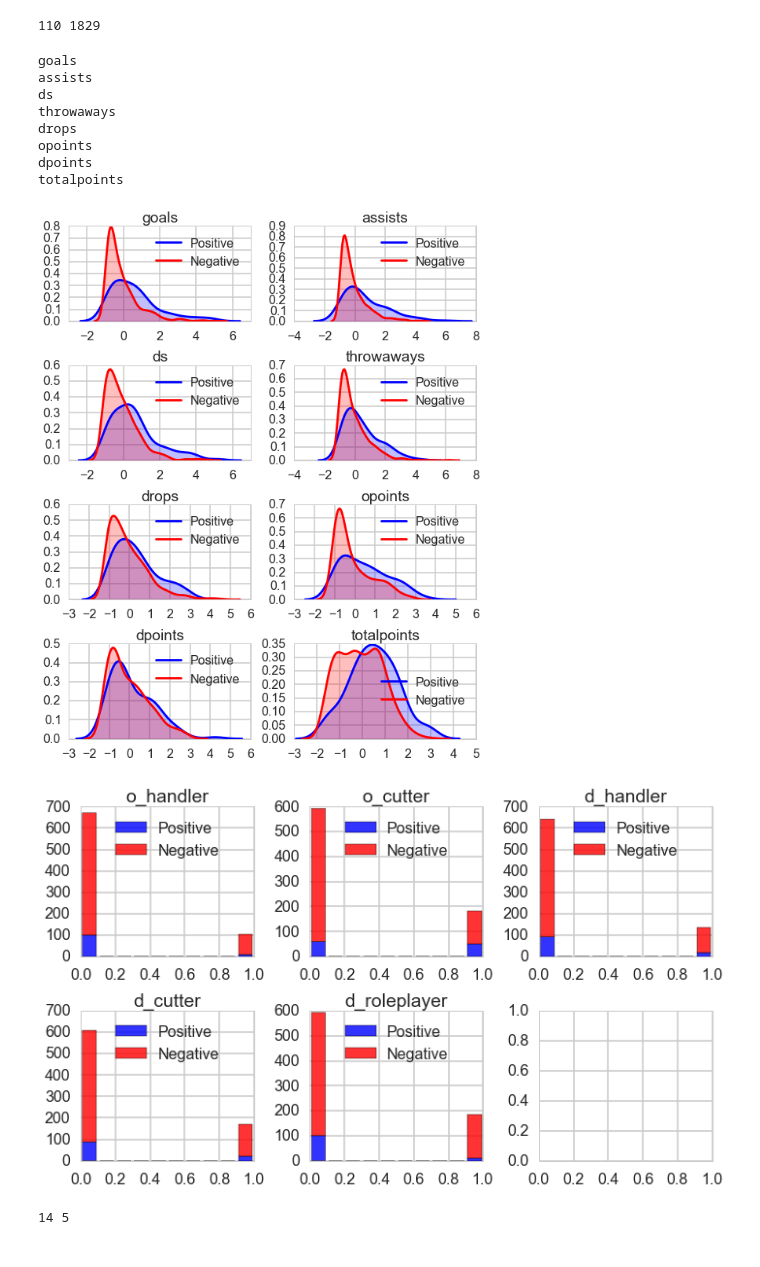
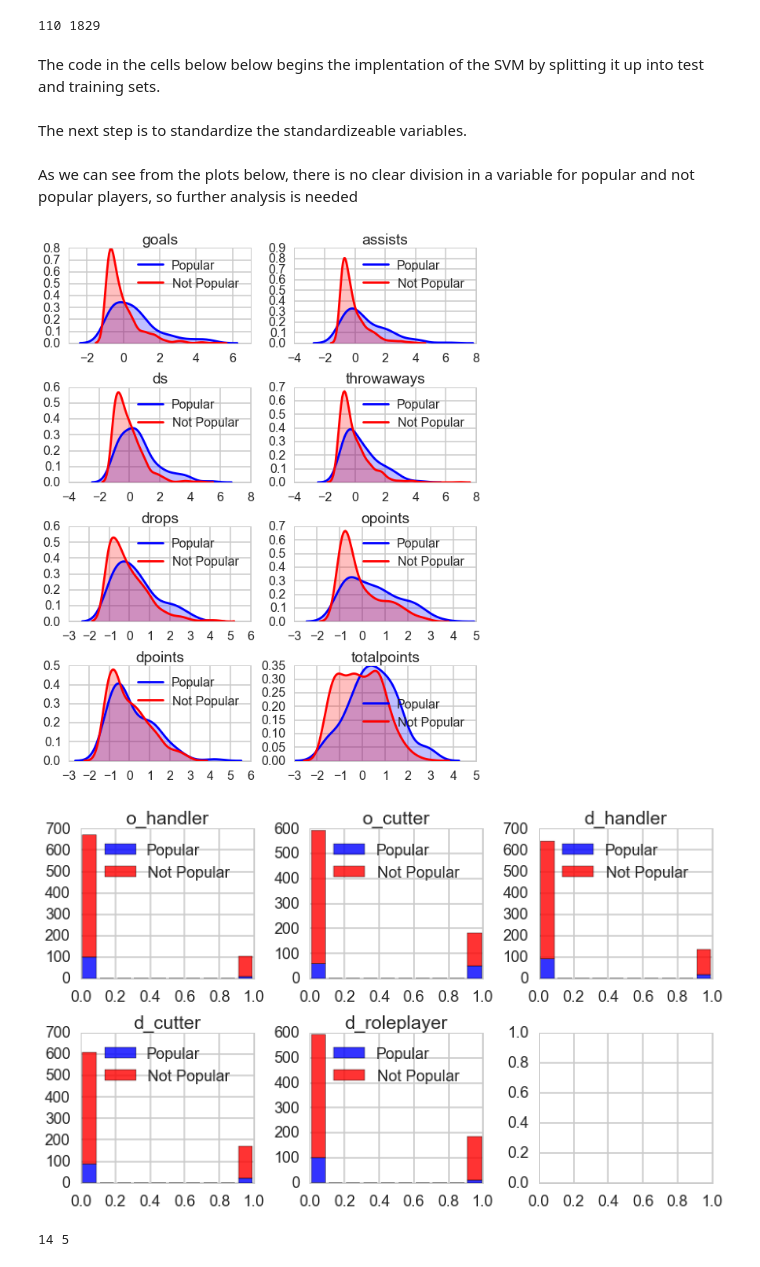
Before and after one commit to karinehsu/cs109-final-project, a Jupyter notebook: twitter_scrape.ipynb, the cells around one changed output. Drawn from its saved outputs; the diff is of its cells as text; code cells hidden in the pictures.

Commit message:
final commit for twitter scrape

```diff
--- a/twitter_scrape.ipynb
+++ b/twitter_scrape.ipynb
@@ -626,6 +583,8 @@ INDICATORS = ['o_handler', 'o_cutter', 'd_handler', 'd_cutter', 'd_roleplayer']
 lcols = STANDARDIZABLE + INDICATORS + ([u'pct_opoints', u'pct_goal', u'pct_assist', u'pct_d',
                                u'goal_percentile', u'assist_percentile'])
 dftouse = play_sum
+# %% [markdown]
+The code in the cells below below begins the implentation of the SVM by splitting it up into test and training sets.
 # %%
 # Set up test and training sets
 # NOTE: We standardize the whole set (test & train), but will create the standardizer based on only the training set.
@@ -635,10 +594,12 @@ mask=np.ones(dftouse.shape[0], dtype='int')
 mask[itrain]=1
 mask[itest]=0
 mask = (mask==1)
+# %% [markdown]
+The next step is to standardize the standardizeable variables.
 # %%
 from sklearn.preprocessing import StandardScaler
 for col in STANDARDIZABLE:
-    print col
+    #print col
     valstrain=dftouse[col].values[mask]
     valstest=dftouse[col].values[~mask]
     scaler=StandardScaler().fit(valstrain)
@@ -649,34 +610,27 @@ for col in STANDARDIZABLE:
     out[mask]=outtrain
     out[~mask]=outtest
     dftouse[col]=out
-# %% [output]
-goals
-assists
-ds
-throwaways
-drops
-opoints
-dpoints
-totalpoints
+# %% [markdown]
+As we can see from the plots below, there is no clear division in a variable for popular and not popular players, so further analysis is needed
 # %%
 fig, axes = plt.subplots(nrows=4, ncols=2, figsize=(8, 10),
                          tight_layout=True)
 for ax, cc in zip(axes.ravel(), ccols):
-    sns.kdeplot(dftouse[dftouse["b_twitter"]==1][cc], ax=ax, c='b', shade=True, label = "Positive")
-    sns.kdeplot(dftouse[dftouse["b_twitter"]==0][cc], ax=ax, c='r', shade=True, label="Negative")
+    sns.kdeplot(dftouse[dftouse["b_twitter"]==1][cc], ax=ax, c='b', shade=True, label = "Popular")
+    sns.kdeplot(dftouse[dftouse["b_twitter"]==0][cc], ax=ax, c='r', shade=True, label="Not Popular")
     ax.set_title(cc)
 # %% [output]
-[figure, old version]
+[figure, new version]
 # %%
 fig, axes = plt.subplots(nrows=2, ncols=3, figsize=(10, 6),
                          tight_layout=True)
 for ax, ind in zip(axes.ravel(), INDICATOR):
     #dftouse[ind].hist(ax=ax, c)
-    ax.hist([dftouse[dftouse["b_twitter"]==1][ind], dftouse[dftouse["b_twitter"]==0][ind]],stacked=True, color = ['b','r'], label=['Positive', 'Negative'], alpha = 0.8)
+    ax.hist([dftouse[dftouse["b_twitter"]==1][ind], dftouse[dftouse["b_twitter"]==0][ind]],stacked=True, color = ['b','r'], label=['Popular', 'Not Popular'], alpha = 0.8)
     ax.set_title(ind)
     ax.legend(loc='upper center')
 # %% [output]
-[figure, old version]
+[figure, new version]
 # %%
 ccols=[]
 for c in lcols:
```
Also changed, not shown: parts of 39 cells of this notebook.
